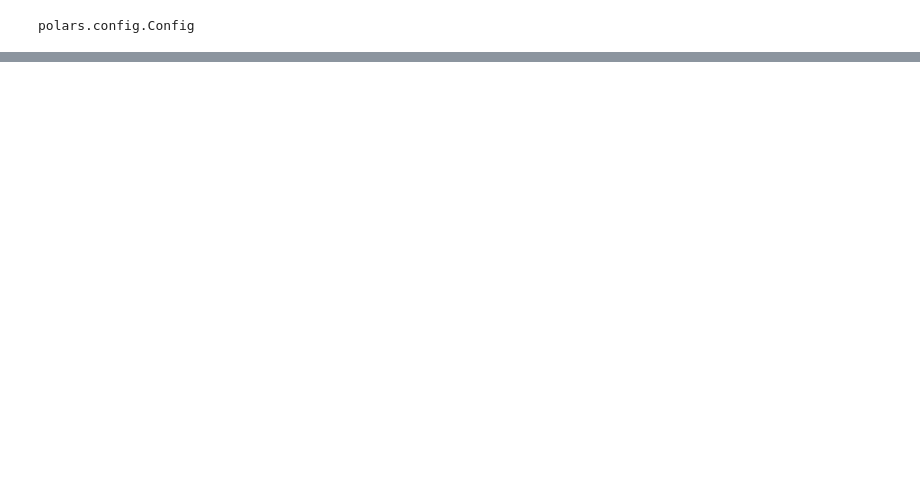
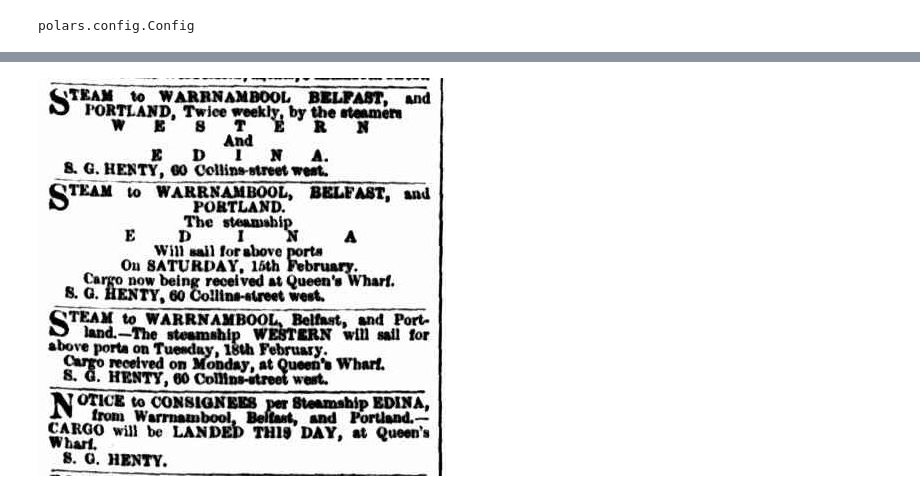
Before and after one commit to EnricRovira/tiny_diffusion, a Jupyter notebook: tmp.ipynb, the cells around one changed output, grey strips where cells are left out. Saved outputs shown, nothing was run; the diff lists cells and outputs as text; code cells hidden in the pictures; blank space fills up the shorter version.

```diff
--- a/tmp.ipynb
+++ b/tmp.ipynb
@@ -42,0 +76,4 @@ shape: (374, 12)
+# %%
+img_
+# %% [output]
+[figure, added]
```
Also changed, not shown: parts of 12 cells of this notebook, 2 other files.
